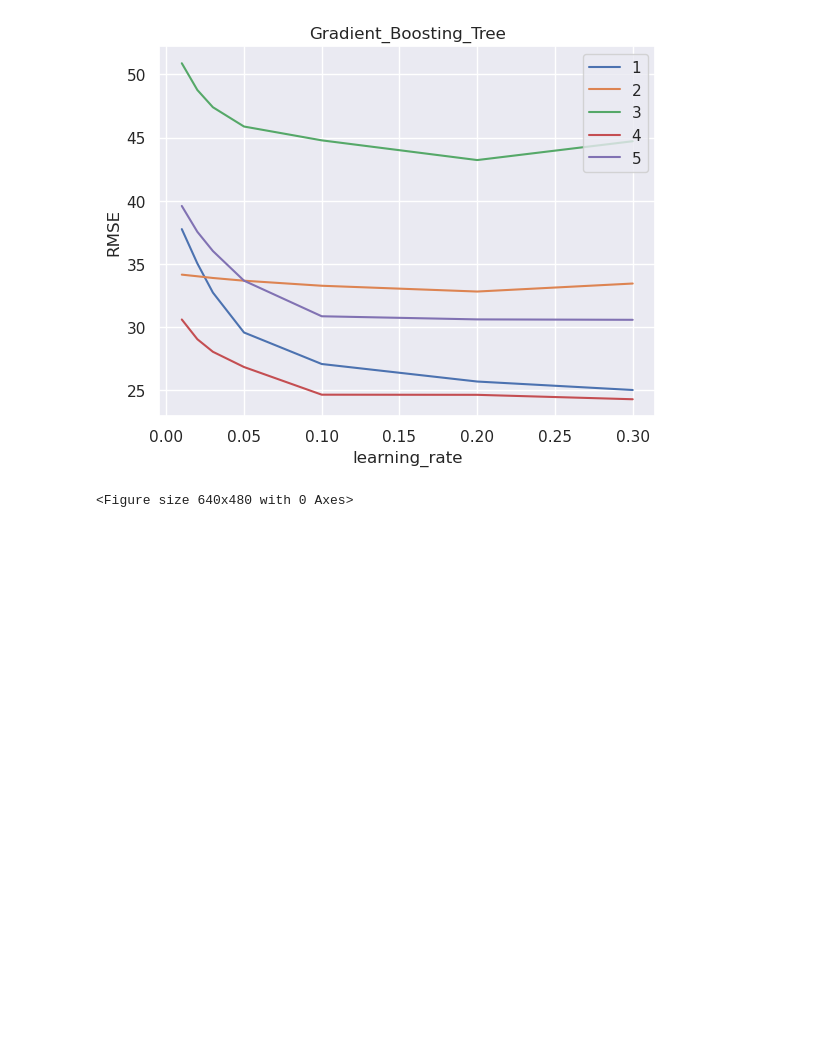
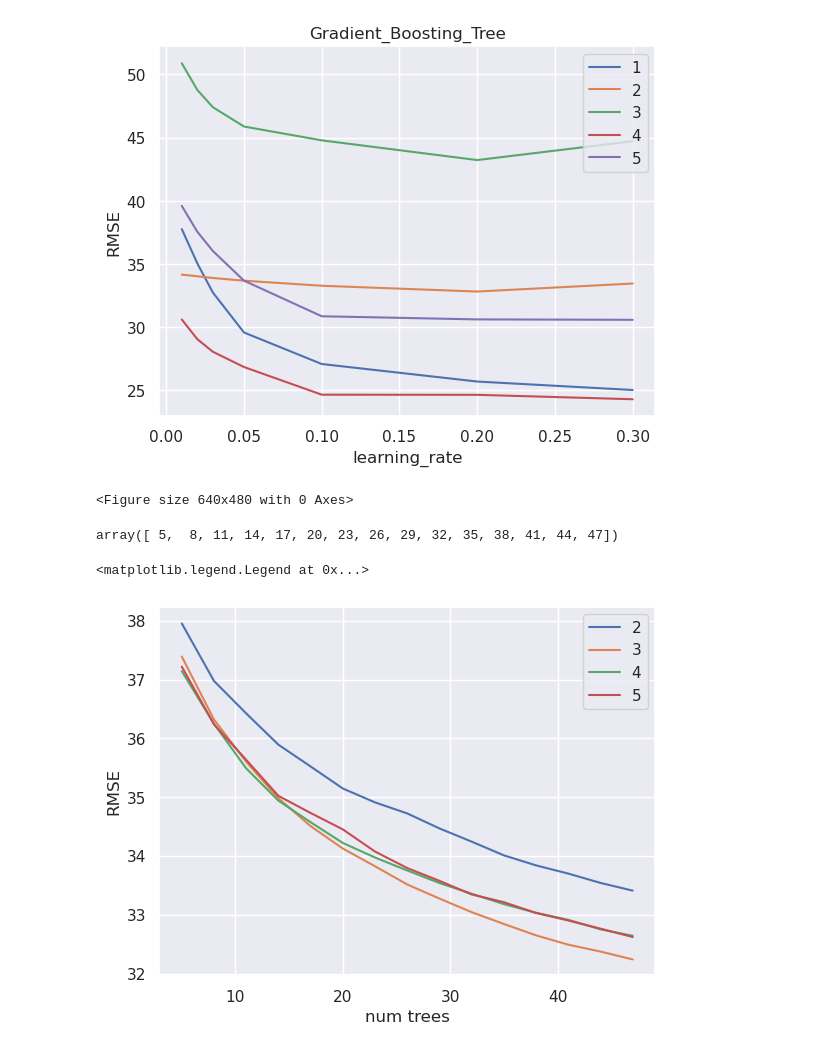
Before and after one commit to tbarcinski/02582-Computational-Data-Analysis, a Jupyter notebook: Case1/Model_selection.ipynb, the cells around one changed output. Drawn from its saved outputs; the diff is of its cells as text; code cells hidden in the pictures; blank space fills up the shorter version.

```diff
--- a/Case1/Model_selection.ipynb
+++ b/Case1/Model_selection.ipynb
@@ -60,0 +71,20 @@ plot_method_cv(Results, "Gradient_Boosting_Tree", "learning_rate")
+# %%
+Results['Gradient_Boosting_Tree']['number_trees']
+# %% [output]
+array([ 5,  8, 11, 14, 17, 20, 23, 26, 29, 32, 35, 38, 41, 44, 47])
+# %%
+res = Results['Gradient_Boosting_Tree']['RMSE']
+grid = []
+for i in range(len(Results['Gradient_Boosting_Tree']['number_trees'])):
+    temp = res[:, :, i, :].mean(axis=0)
+    grid.append(temp.mean(axis=1))
+
+grid = np.array(grid)
+grid.shape
+plt.plot(Results['Gradient_Boosting_Tree']['number_trees'], np.array(grid), label=Results['Gradient_Boosting_Tree']['max_depth'])
+plt.xlabel("num trees")
+plt.ylabel("RMSE")
+plt.legend()
+# %% [output]
+<matplotlib.legend.Legend at 0x...>
+[figure, added]
```
Also changed, not shown: parts of 4 cells of this notebook, 2 other files.
